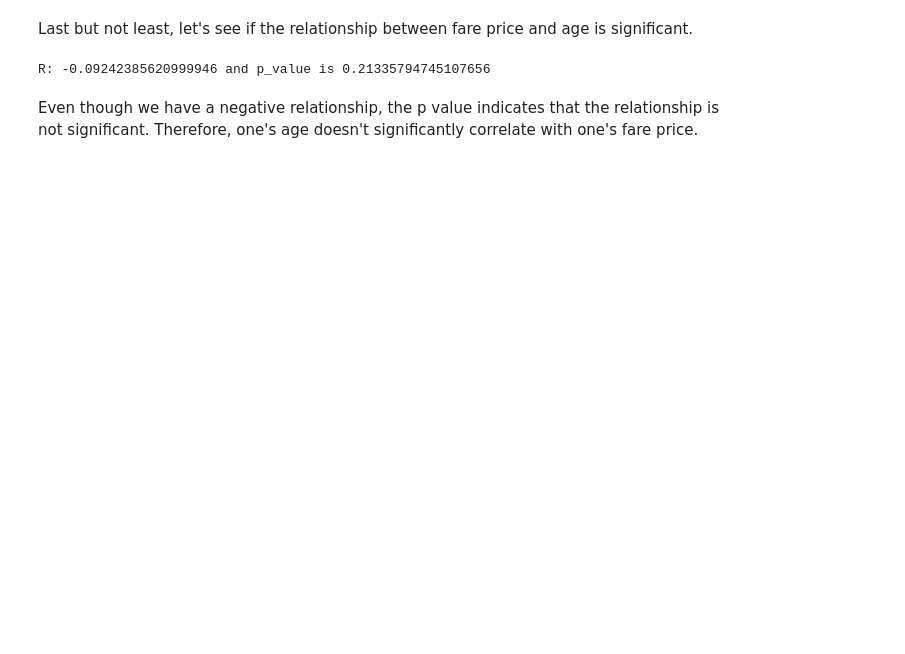
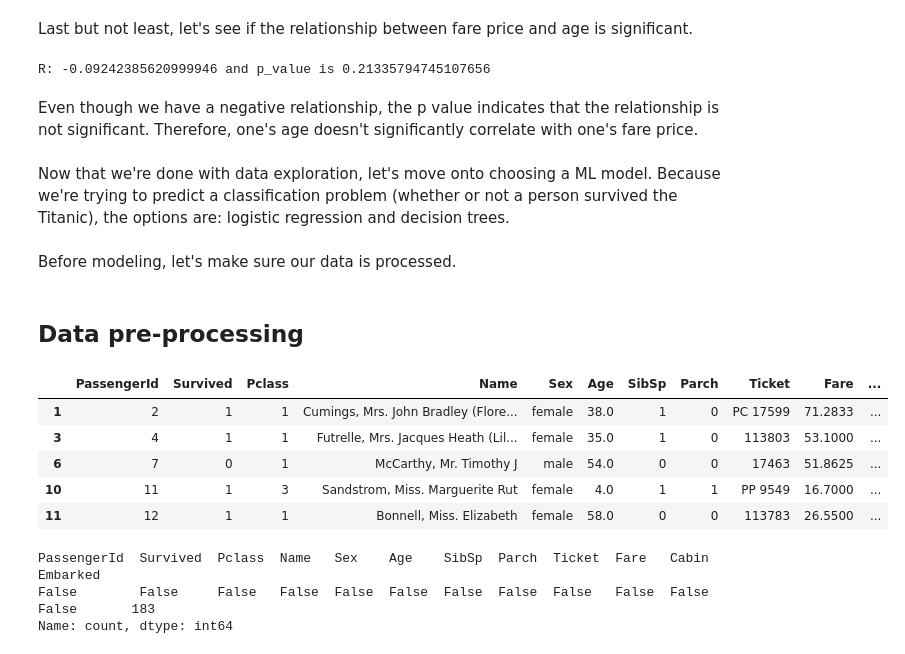
Before and after one commit to klam912/titanic_pred, a Jupyter notebook: model.ipynb, the cells around one changed output. Saved outputs shown, nothing was run; the diff lists cells and outputs as text; code cells hidden in the pictures; blank space fills up the shorter version.

```diff
--- a/model.ipynb
+++ b/model.ipynb
@@ -510,3 +510,25 @@ print(f"R: {r} and p_value is {p}")
 R: -0.09242385620999946 and p_value is 0.21335794745107656
 # %% [markdown]
 Even though we have a negative relationship, the p value indicates that the relationship is not significant. Therefore, one's age doesn't significantly correlate with one's fare price.
+# %% [markdown]
+Now that we're done with data exploration, let's move onto choosing a ML model. Because we're trying to predict a classification problem (whether or not a person survived the Titanic), the options are: logistic regression and decision trees.
+# %% [markdown]
+Before modeling, let's make sure our data is processed.
+# %% [markdown]
+## Data pre-processing
+# %%
+df4 = df3.copy()
+df4.head()
+# %% [output]
+|  | PassengerId | Survived | Pclass | Name | Sex | Age | SibSp | Parch | Ticket | Fare | ... |
+| 1 | 2 | 1 | 1 | Cumings, Mrs. John Bradley (Flore... | female | 38.0 | 1 | 0 | PC 17599 | 71.2833 | ... |
+| 3 | 4 | 1 | 1 | Futrelle, Mrs. Jacques Heath (Lil... | female | 35.0 | 1 | 0 | 113803 | 53.1000 | ... |
+| 6 | 7 | 0 | 1 | McCarthy, Mr. Timothy J | male | 54.0 | 0 | 0 | 17463 | 51.8625 | ... |
+| 10 | 11 | 1 | 3 | Sandstrom, Miss. Marguerite Rut | female | 4.0 | 1 | 1 | PP 9549 | 16.7000 | ... |
+| 11 | 12 | 1 | 1 | Bonnell, Miss. Elizabeth | female | 58.0 | 0 | 0 | 113783 | 26.5500 | ... |
+# %%
+df4.isna().value_counts()
+# %% [output]
+PassengerId  Survived  Pclass  Name   Sex    Age    SibSp  Parch  Ticket  Fare   Cabin  Embarked
+False        False     False   False  False  False  False  False  False   False  False  False       183
+Name: count, dtype: int64
```
Also changed, not shown: parts of 40 cells of this notebook.
